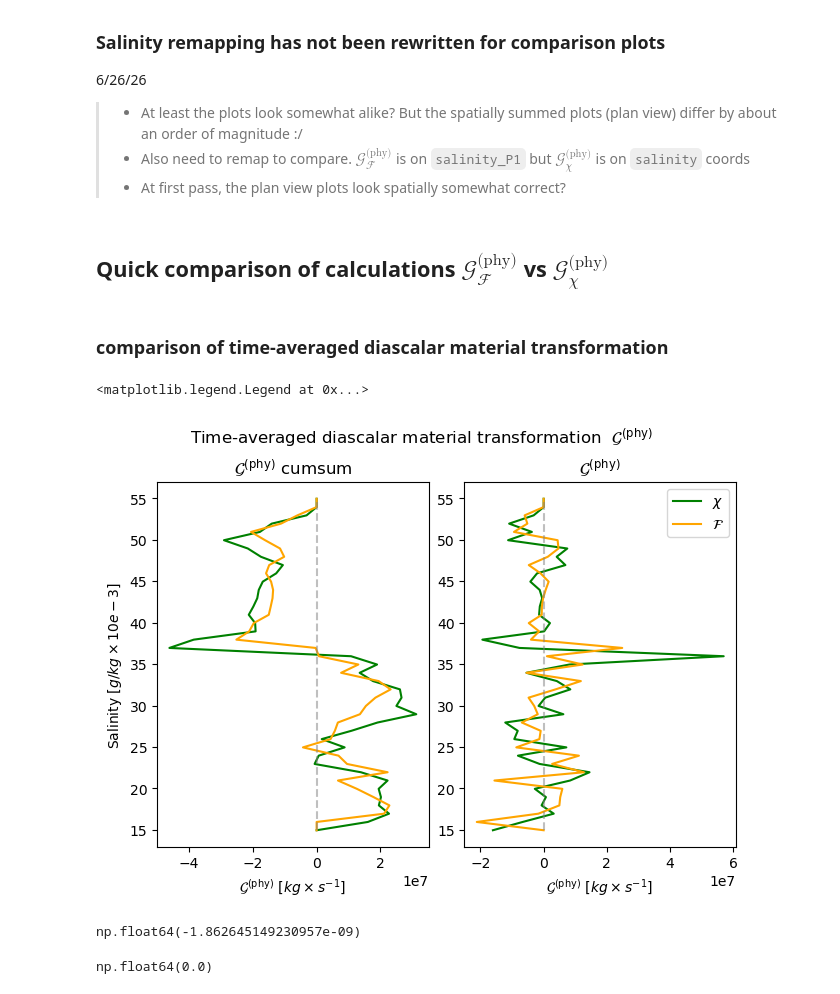
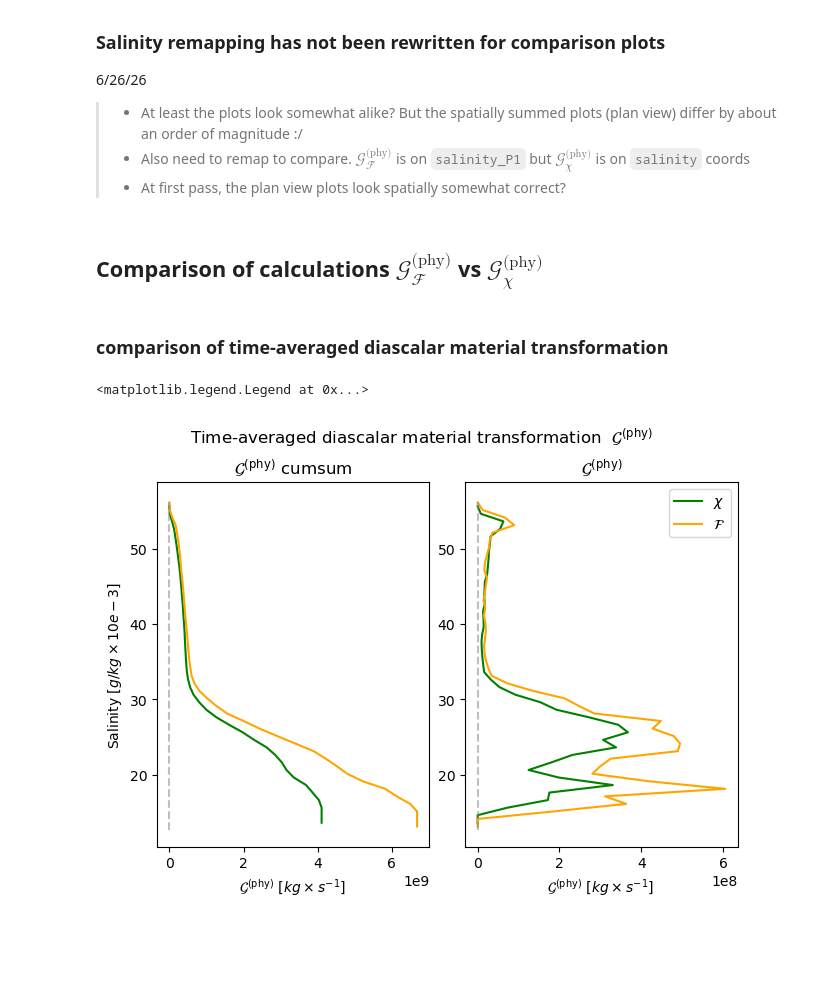
Before and after one commit to kailauyeda/WMT_DVD, a Jupyter notebook: bichan/analysis/preliminary_analysis.ipynb, the cells around one changed output. Drawn from its saved outputs; the diff is of its cells as text; code cells hidden in the pictures; blank space fills up the shorter version.

```diff
--- a/bichan/analysis/preliminary_analysis.ipynb
+++ b/bichan/analysis/preliminary_analysis.ipynb
@@ -419,11 +427,13 @@ $$
 # interpolation preserves the global integral of the calculated mixing... but I feel like it's better to calculate the dV via interp instead?
 # and keep everything on nVertLevelsP1 instead?
 # actually, I think that you have to interpolate to center in order for a conservative remap to work (according to xgcm docs)
-chi_interp = grid.interp(ds_dvd.chiPhyVerSalt, axis='Z')
+
+# ds_dvd.chiPhyVerSalt is on nVertLevelsP1, but we need for the datavariable to be on cell centers first
+chi_interp = grid_nVertLevels.interp(ds_dvd.chiPhyVerSalt, axis='Z')
 integrand_chi = rho_0 * chi_interp * dV
 
 # we already have our target coordinates set up from calculating G_phy from conv of a diff flux, so we just need to do a conservative transform
-ds_dvd_salinity_chiZ_transformed = grid.transform(integrand_chi,
+ds_dvd_salinity_chiZ_transformed = grid_nVertLevels.transform(integrand_chi, # currently sitting on cell centers
                                                   'Z',
                                                   target_coords_P1,
                                                   method='conservative',
@@ -434,9 +444,6 @@ ds_dvd_salinity_chiZ_transformed_ds = ds_dvd_salinity_chiZ_transformed.to_datase
 # the transform remapped the datavariable to the CENTER of the cell
 # rename the salinity_P1 coords to salinity
 ds_dvd_salinity_chiZ_transformed_ds = ds_dvd_salinity_chiZ_transformed_ds.rename({'salinity_P1' : 'salinity'})
-
-# add back the salinity_P1 coordinates
-ds_dvd_salinity_chiZ_transformed_ds = ds_dvd_salinity_chiZ_transformed_ds.assign_coords({'salinity_P1' : target_coords_P1})
 # %%
 # calculate the first derivative
 tendency = []
@@ -448,19 +455,22 @@ for i in range(0,len(target_coords_P1)-2):
     tendency.append(d_tracerMassFlux_dlambda)
 
 # convert tendency to dataset
-tendency_ds = xr.concat(tendency, dim='salinity_P1').assign_coords(salinity_P1 = salinity_P1_trimmed)
+tendency_da = xr.concat(tendency, dim='salinity_P1').assign_coords(salinity_P1 = salinity_P1_trimmed)
 
 # take the second derivative (from salinity_P1 coords back to salinity coords)
 # again, by taking the difference you will lose the first and last entries of the salinity coords
 G_phy_chi = []
 
 for i in range(0,len(target_coords)-2):
-    d_tendency = tendency_ds[i,:,:] - tendency_ds[i+1,:,:]
+    d_tendency = tendency_da[i,:,:] - tendency_da[i+1,:,:]
     dtendency_dlambda = d_tendency / dlambda
     G_phy_chi.append(dtendency_dlambda * -0.5) # by definition, G_phy_chi is multiplied by -1/2
 
 salinity_trimmed = target_coords[1:-1]
-G_phy_chi_ds = xr.concat(G_phy_chi, dim = 'salinity').assign_coords(salinity = salinity_trimmed)
+G_phy_chi_ds = (xr.concat(G_phy_chi, dim = 'salinity').assign_coords(salinity = salinity_trimmed)).to_dataset(name = 'integrand_chi_transformed')
+
+# add back the salinity_P1 coordinates
+G_phy_chi_ds = G_phy_chi_ds.assign_coords({'salinity_P1' : salinity_P1_trimmed})
 # %% [markdown]
 ## Tentative $\mathcal{G}^{\text{(phy)}}_\chi$ plots
 # %%
@@ -496,7 +506,7 @@ Text(0.5, 0.98, 'Diascalar material transformation  $\\mathcal{G}_\\chi^{\\text{
 # cumsum from bottom (lowest salinity class) to top (highest salinity class)
 # we need to perform a reverse cumsum because our water mass M is defined to be all values GREATER Than threshold lambda
 # reduce G_phy_ds along several dimensions
-G_phy_chi = G_phy_chi_ds.mean(dim='Time').sum(dim = 'nCells')
+G_phy_chi = G_phy_chi_ds.integrand_chi_transformed.mean(dim='Time').sum(dim = 'nCells')
 
 rev_G_phy_chi = np.flipud(G_phy_chi)
 cumsum_rev_G_phy_chi = np.cumsum(rev_G_phy_chi)
@@ -558,35 +568,30 @@ Text(0.5, 0.7, '$\\mathcal{G}_\\chi^{\\text{(phy)}}$ at 4 different isohaline su
 >- Also need to remap to compare. $\mathcal{G}_\mathcal{F}^\text{(phy)}$ is on `salinity_P1` but $\mathcal{G}_\chi^{\text{(phy)}}$ is on `salinity` coords
 >- At first pass, the plan view plots look spatially somewhat correct?
 # %% [markdown]
-## Quick comparison of calculations $\mathcal{G}^{\text{(phy)}}_\mathcal{F}$ vs $\mathcal{G}^{\text{(phy)}}_\chi$
+## Comparison of calculations $\mathcal{G}^{\text{(phy)}}_\mathcal{F}$ vs $\mathcal{G}^{\text{(phy)}}_\chi$
 # %% [markdown]
 ### comparison of time-averaged diascalar material transformation
+# %%
+# combine the G_phy_ds and G_phy_chi_ds datasets
+G_phy_comp_ds = xr.merge([G_phy_comp_ds.integrand_transformed.transpose('salinity_P1', 'nCells', 'Time'), G_phy_chi_ds])
 # %%
 fig,ax = plt.subplots(nrows=1, ncols=2, constrained_layout=True)
-ax[0].plot(cumsum_G_phy_chi, target_coords,color='green')
-ax[0].plot(cumsum_G_phy, target_coords,color='orange')
+ax[0].plot(cumsum_G_phy_chi, G_phy_comp_ds.salinity,color='green')
+ax[0].plot(cumsum_G_phy, G_phy_comp_ds.salinity_P1,color='orange')
 ax[0].set_title(r'$\mathcal{G}^{\text{(phy)}}$ cumsum')
-ax[1].plot(G_phy_chi, target_coords,color='green',label=r'$\chi$')
-ax[1].plot(G_phy, target_coords,color='orange',label=r'$\mathcal{F}$')
+ax[1].plot(G_phy_chi, G_phy_comp_ds.salinity,color='green',label=r'$\chi$')
+ax[1].plot(G_phy, G_phy_comp_ds.salinity_P1,color='orange',label=r'$\mathcal{F}$')
 ax[1].set_title(r'$\mathcal{G}^{\text{(phy)}}$')
 ax[0].vlines(0,ymin=target_coords[0], ymax = target_coords[-1], color='gray', alpha=0.5,linestyle='dashed')
 ax[1].vlines(0,ymin=target_coords[0], ymax = target_coords[-1], color='gray', alpha=0.5,linestyle='dashed')
 
 ax[0].set_xlabel(r'$\mathcal{G}^{\text{(phy)}} \,\, \left[kg \times s^{-1}\right]$ ')
 ax[0].set_ylabel(r'Salinity $\left[ g/kg \times 10e-3\right]$')
 
 ax[1].set_xlabel(r'$\mathcal{G}^{\text{(phy)}} \,\, \left[kg \times s^{-1}\right]$ ')
 
 fig.suptitle(r'Time-averaged diascalar material transformation  $\mathcal{G}^{\text{(phy)}}$')
 ax[1].legend()
 # %% [output]
 <matplotlib.legend.Legend at 0x...>
-[figure, old version]
+[figure, new version]
-# %%
-G_phy.sum()
-# %% [output]
-np.float64(-1.862645149230957e-09)
-# %%
-G_phy_chi.sum()
-# %% [output]
-np.float64(0.0)
```
Also changed, not shown: parts of 15 cells of this notebook.
